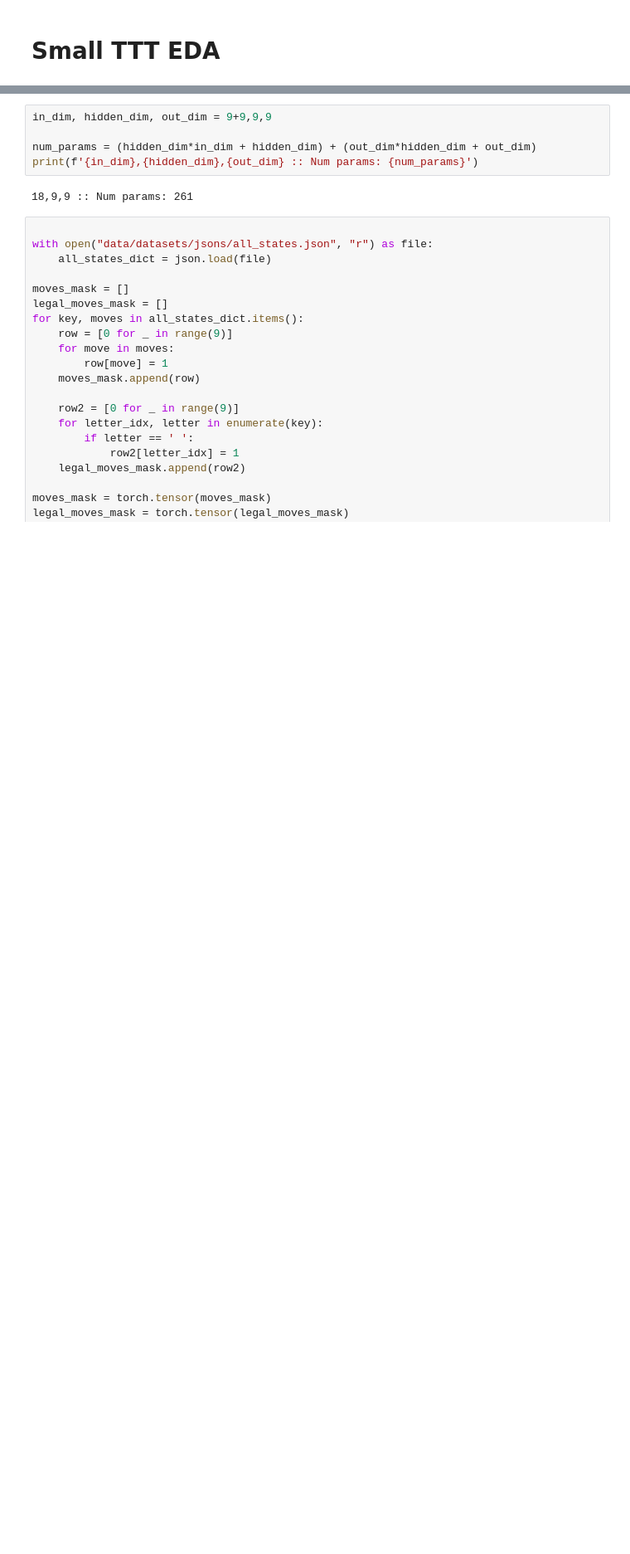
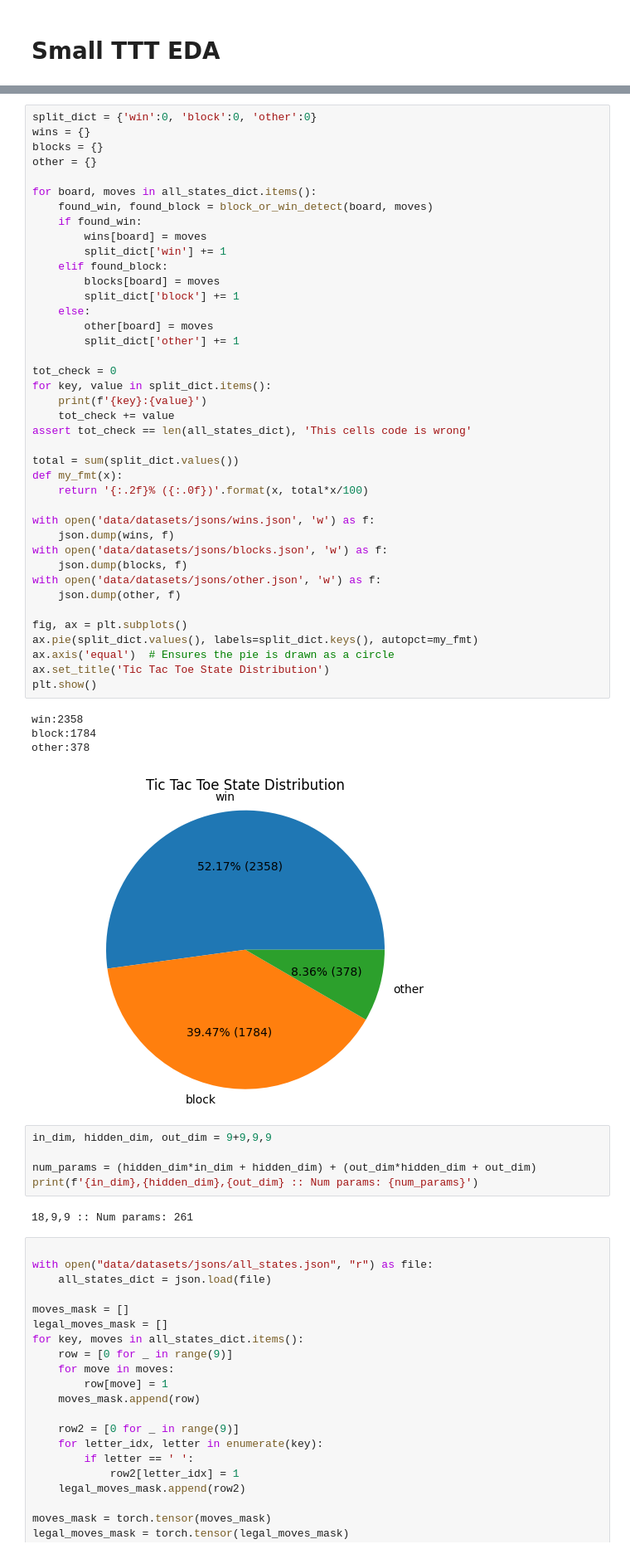
Before and after one commit to JackHanke/smalltictactoe, a Jupyter notebook: workspace.ipynb, the cells around one changed output, grey strips where cells are left out. Shown at 83% size. Cells and saved outputs as stored; diff of their text form; blank space fills up the shorter version.

```diff
--- a/workspace.ipynb
+++ b/workspace.ipynb
@@ -24,3 +125,48 @@ DEVICE = torch.device('cuda' if torch.cuda.is_available() else 'cpu')
+# %%
+split_dict = {'win':0, 'block':0, 'other':0}
+wins = {}
+blocks = {}
+other = {}
+
+for board, moves in all_states_dict.items():
+    found_win, found_block = block_or_win_detect(board, moves)
+    if found_win:
+        wins[board] = moves
+        split_dict['win'] += 1
+    elif found_block:
+        blocks[board] = moves
+        split_dict['block'] += 1
+    else:
+        other[board] = moves
+        split_dict['other'] += 1
+
+tot_check = 0
+for key, value in split_dict.items():
+    print(f'{key}:{value}')
+    tot_check += value
+assert tot_check == len(all_states_dict), 'This cells code is wrong'
+
+total = sum(split_dict.values())
+def my_fmt(x):
+    return '{:.2f}% ({:.0f})'.format(x, total*x/100)
+
+with open('data/datasets/jsons/wins.json', 'w') as f:
+    json.dump(wins, f)
+with open('data/datasets/jsons/blocks.json', 'w') as f:
+    json.dump(blocks, f)
+with open('data/datasets/jsons/other.json', 'w') as f:
+    json.dump(other, f)
+
+fig, ax = plt.subplots()
+ax.pie(split_dict.values(), labels=split_dict.keys(), autopct=my_fmt)
+ax.axis('equal')  # Ensures the pie is drawn as a circle
+ax.set_title('Tic Tac Toe State Distribution')
+plt.show()
+# %% [output]
+win:2358
+block:1784
+other:378
+[figure, added]
 # %%
 in_dim, hidden_dim, out_dim = 9+9,9,9
 
```
Also changed, not shown: parts of 14 cells of this notebook, 4 other files.
